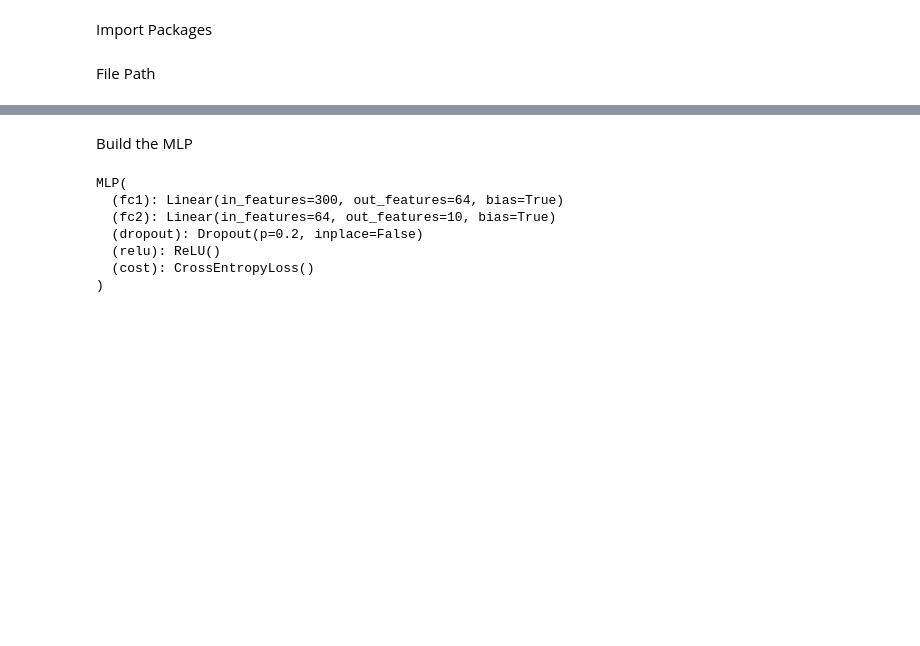
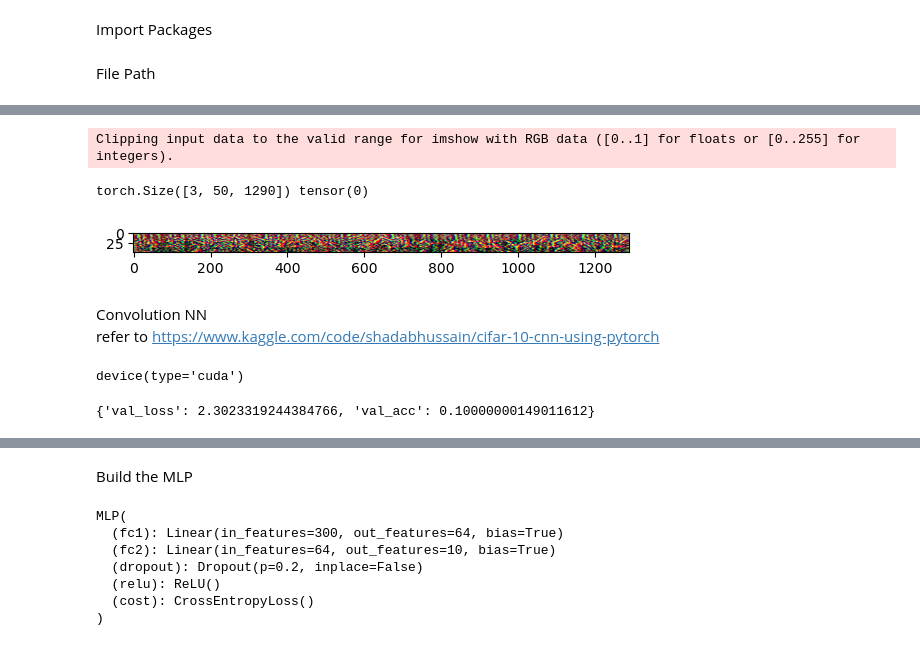
Before and after one commit to YinQingYuanQue/CS_529_NN, a Jupyter notebook: Code/CNN.ipynb, the cells around one changed output, grey strips where cells are left out. Cells and saved outputs as stored; diff of their text form; code cells hidden in the pictures; blank space fills up the shorter version.

```diff
--- a/Code/CNN.ipynb
+++ b/Code/CNN.ipynb
@@ -36 +23,7 @@ class MLP(nn.Module):
+# %%
+Fea_train_path = 'data/npy/CNN/Fea_train_mfcc_fold0_50.npy'
+Lab_train_path = 'data/npy/CNN/Lab_train_mfcc_fold0_50.npy'
+Fea_val_path = 'data/npy/CNN/Fea_val_mfcc_fold0_50.npy'
+Lab_val_path = 'data/npy/CNN/Lab_val_mfcc_fold0_50.npy'
+Fea_test_path = 'data/npy/CNN/test_mfcc50.npy'
 # %% [markdown]
@@ -96,0 +31,30 @@ array([[-0.70532743,  0.50288148, -0.15561555, ...,  0.71970385,
+# %%
+batch_size = 10
+
+################# Load data ##############
+Fea_train = np.load(Fea_train_path)
+Lab_train = np.load(Lab_train_path)
+
+Fea_val = np.load(Fea_val_path)
+Lab_val = np.load(Lab_val_path)
+
+Fea_test = np.load(Fea_test_path)
+################# Load data ##############
+
+train_dataset = TensorDataset(torch.tensor(Fea_train, dtype=torch.float32), torch.tensor(Lab_train, dtype=torch.long))
+val_dataset = TensorDataset(torch.tensor(Fea_val, dtype=torch.float32), torch.tensor(Lab_val, dtype=torch.long))
+test_tensor = torch.tensor(Fea_test, dtype = torch.float32)
+
+tmp_fea, tmp_lab = train_dataset[0]
+print (tmp_fea.shape, tmp_lab)
+plt.imshow(tmp_fea.permute(1, 2, 0))
+
+train_dl = DataLoader(train_dataset, batch_size, shuffle=True, num_workers=4, pin_memory=True)
+val_dl = DataLoader(val_dataset, batch_size*2, num_workers=4, pin_memory=True)
+# %% [output]
+Clipping input data to the valid range for imshow with RGB data ([0..1] for floats or [0..255] for integers).
+torch.Size([3, 50, 1290]) tensor(0)
+[figure, added]
+# %% [markdown]
+Convolution NN<br>
+refer to https://www.kaggle.com/code/shadabhussain/cifar-10-cnn-using-pytorch
@@ -96,0 +152,6 @@ array([[-0.70532743,  0.50288148, -0.15561555, ...,  0.71970385,
+# %%
+model = Cifar10CnnModel()
+device = get_default_device()
+device
+# %% [output]
+device(type='cuda')
@@ -96,0 +188,4 @@ array([[-0.70532743,  0.50288148, -0.15561555, ...,  0.71970385,
+# %%
+evaluate(model,val_dl)
+# %% [output]
+{'val_loss': 2.3023319244384766, 'val_acc': 0.10000000149011612}
```
Also changed, not shown: parts of 16 cells of this notebook, 1 other file.
